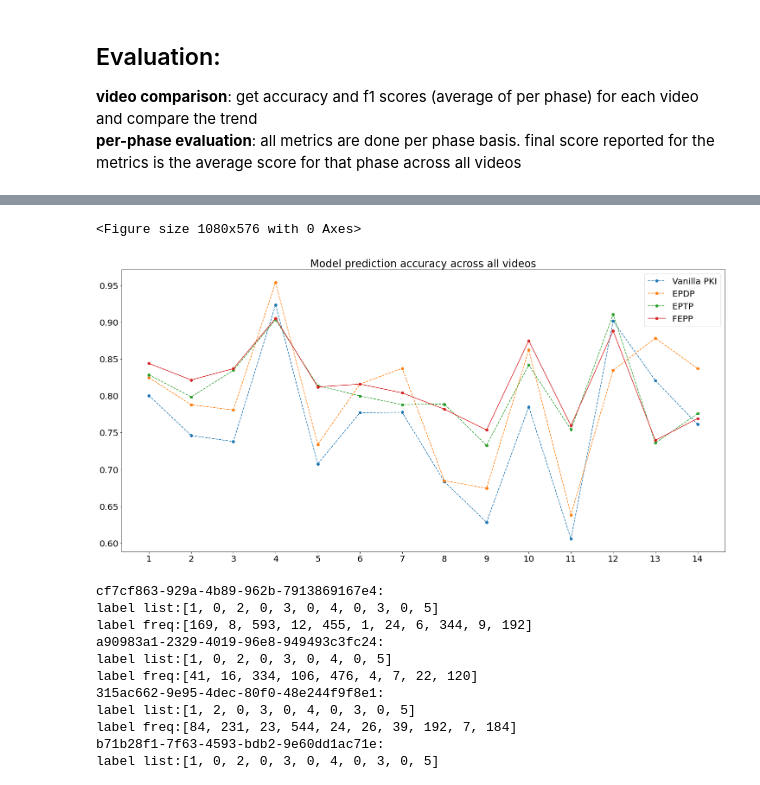
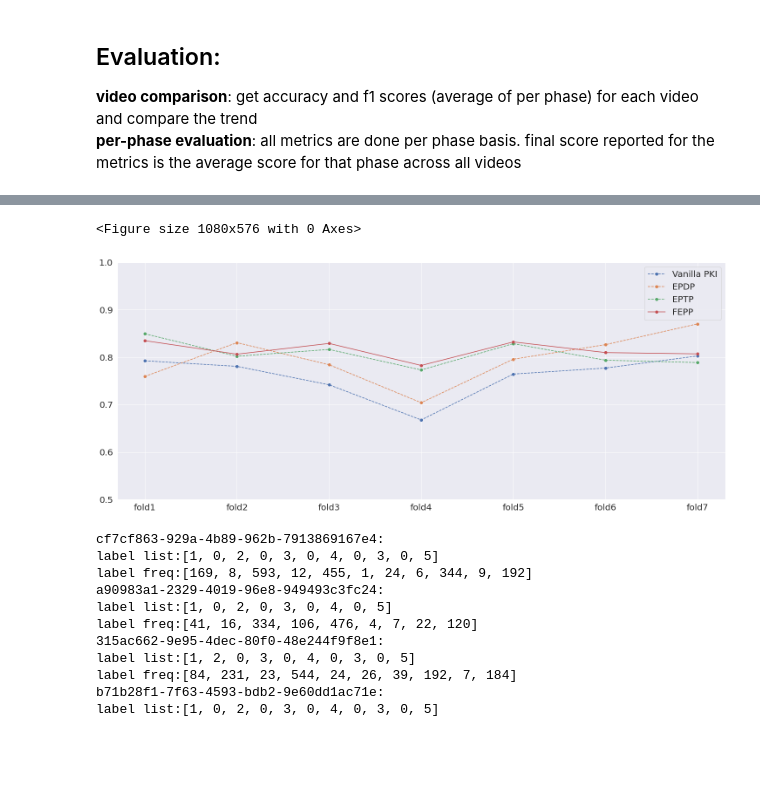
Before and after one commit to jennazhou/SurgicalWorkflowSegmentation, a Jupyter notebook: evaluation.ipynb, the cells around one changed output, grey strips where cells are left out. Drawn from its saved outputs; the diff is of its cells as text; code cells hidden in the pictures; blank space fills up the shorter version.

Commit message:
Added more evaluation and plots

```diff
--- a/evaluation.ipynb
+++ b/evaluation.ipynb
@@ -89,6 +89,16 @@ print(video_names)
 # %% [output]
 14
 ['cf7cf863-929a-4b89-962b-7913869167e4', 'a90983a1-2329-4019-96e8-949493c3fc24', '315ac662-9e95-4dec-80f0-48e244f9f8e1', 'b71b28f1-7f63-4593-bdb2-9e60dd1ac71e', '96c75293-2026-48af-ad99-37281cb9bb3e', ...
+# %%
+test_folds = {
+    1:["e8d7e0c4-b293-43ce-832f-c37fb8fd3b23", "f63b25f4-8df4-4336-8c02-9456eb3c09b0"],
+    2:["cf7cf863-929a-4b89-962b-7913869167e4", "b6701cb1-3a9b-456e-ad73-c6e06eea03ec"],
+    3:["315ac662-9e95-4dec-80f0-48e244f9f8e1", "a90983a1-2329-4019-96e8-949493c3fc24"],
+    4:["e6a9f8f7-8024-42d5-aad5-ef726d353f3b", "96c75293-2026-48af-ad99-37281cb9bb3e"],
+    5:["b71b28f1-7f63-4593-bdb2-9e60dd1ac71e", "a3347182-4364-43f8-8992-2409b1b66d31"],
+    6:["5238ac7b-ad85-488f-b013-9ee4e2064e60", "436c714b-b588-4894-b68c-1e0f773e5df1"],
+    7:["e8d3eabc-edd1-414f-9d95-277df742655a", "26d9e19b-59ed-4bbb-906a-9953b5d2c825"]
+}
 # %% [markdown]
 ## Evaluation:
 **video comparison**: get accuracy and f1 scores (average of per phase) for each video and compare the trend
@@ -161,22 +185,31 @@ Average FEPP acc:0.8146504994539213
+# %%
+from matplotlib import rcParams
+
+# figure size in inches
+rcParams['font.size'] = 20
+rcParams['legend.fontsize']= 20
+rcParams['xtick.labelsize']= 20
+rcParams['ytick.labelsize']= 20
 # %%
 # plot for the accuracies across videos
 ##############
-num = len(true_label_dict)
+num = len(test_folds)
 figure(figsize=(15, 8))
 x = list(range(1, num+1, 1))
-plt.figure(figsize=(25, 12))
-plt.rc('font', size=20)
-plt.xticks(x)  # Set label locations.
+plt.figure(figsize=(25, 10))
+plt.rc('font', size=25)
+labels = ["fold{}".format(i) for i in range(1,8)]
+plt.xticks(x, labels=labels)  # Set label locations.
+plt.ylim(ymin=0.5)
 plt.plot(x, pki_acc_list, '--o',label="Vanilla PKI")
 plt.plot(x, epdp_acc_list,'--o', label="EPDP")
 plt.plot(x, eptp_acc_list,'--o', label="EPTP")
 plt.plot(x, fepp_acc_list,'-o', label="FEPP")
 plt.legend()
-plt.title("Model prediction accuracy across all videos")
 plt.show()
 # %% [output]
 <Figure size 1080x576 with 0 Axes>
-[figure, old version]
+[figure, new version]
 # %%
 # Now, you need to loop through every video and document the label list and label freq
 # Put above code into function
```
Also changed, not shown: parts of 38 cells of this notebook.
